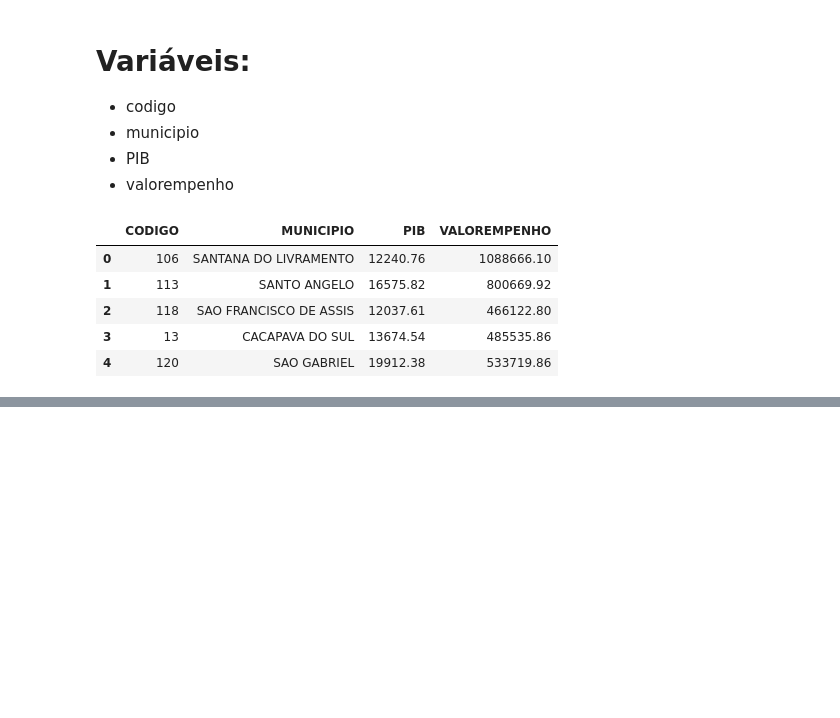
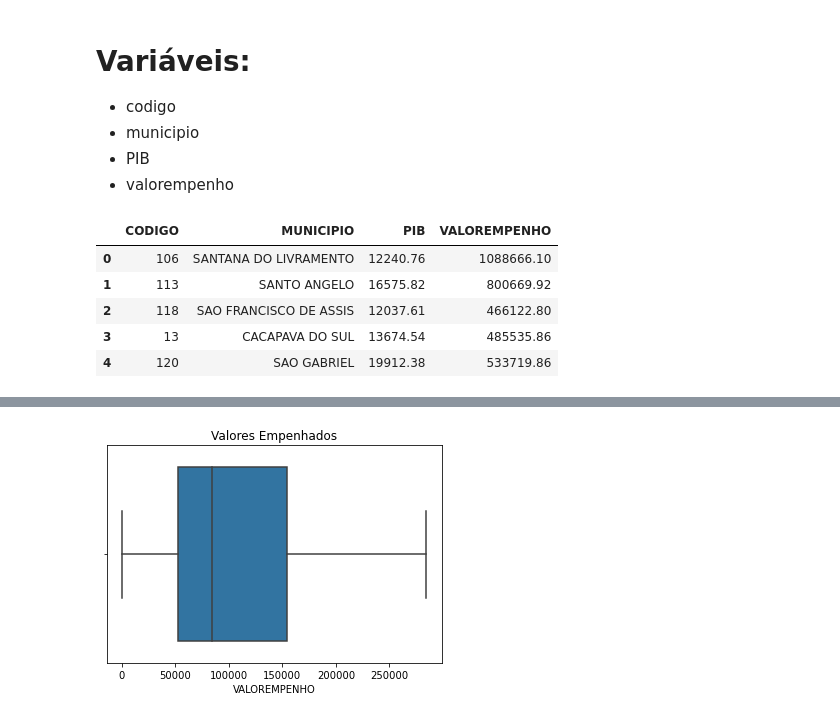
Before and after one commit to emariot/Tratamento_Dados_R_Python, a Jupyter notebook: Python/Exploração_Dados_Municipios.ipynb, the cells around one changed output, grey strips where cells are left out. Cells and saved outputs as stored; diff of their text form; code cells hidden in the pictures; blank space fills up the shorter version.

```diff
--- a/Python/Exploração_Dados_Municipios.ipynb
+++ b/Python/Exploração_Dados_Municipios.ipynb
@@ -21,0 +41,4 @@ data.head()
+# %%
+sns.boxplot(data.VALOREMPENHO, showfliers=False).set_title('Valores Empenhados');
+# %% [output]
+[figure, added]
```
Also changed, not shown: parts of 16 cells of this notebook.
